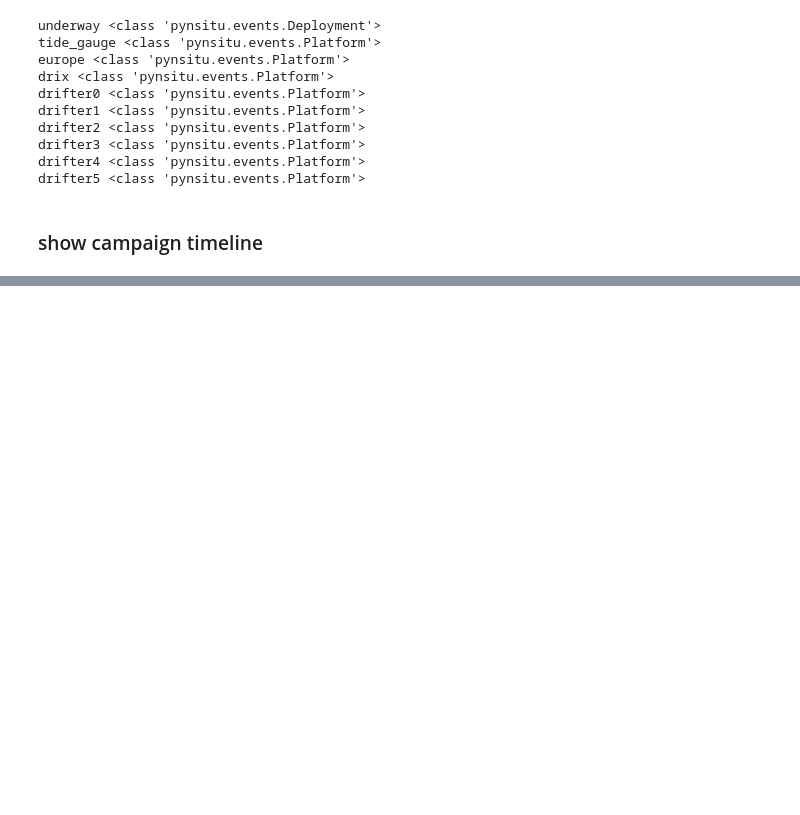
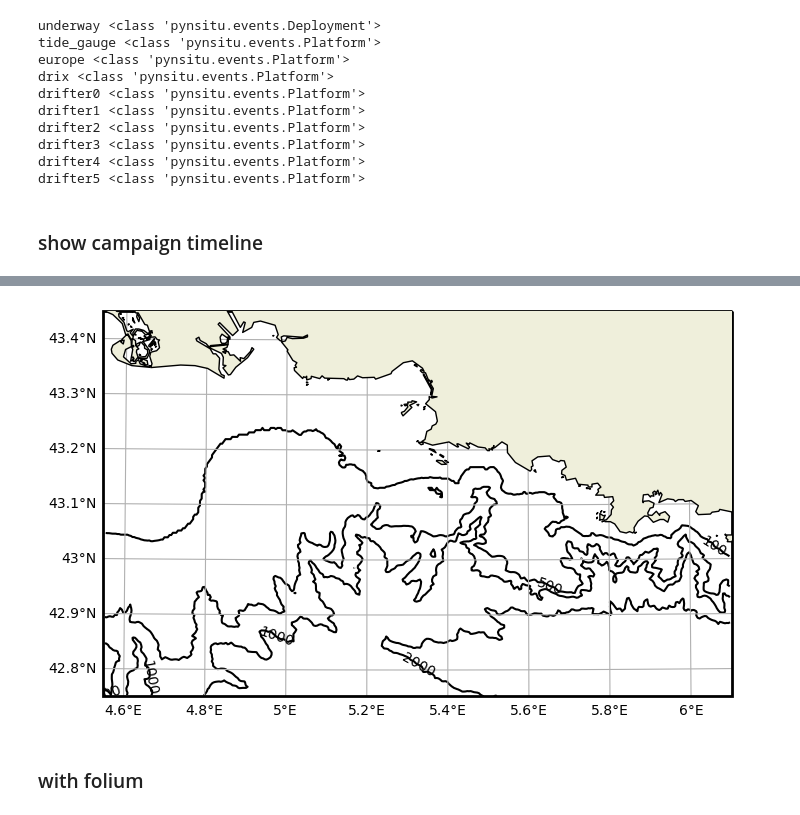
Before and after one commit to apatlpo/pynsitu, a Jupyter notebook: doc/example_events.ipynb, the cells around one changed output, grey strips where cells are left out. Saved outputs shown, nothing was run; the diff lists cells and outputs as text; code cells hidden in the pictures; blank space fills up the shorter version.

```diff
--- a/doc/example_events.ipynb
+++ b/doc/example_events.ipynb
@@ -54,0 +60,6 @@ w
+# %%
+fac = cp.plot_map(coastline="h", bathy_levels=[0, 100, 500, 1000, 2000])
+# %% [output]
+[figure, added]
+# %% [markdown]
+### with folium
```
Also changed, not shown: parts of 4 cells of this notebook, 3 other files.
